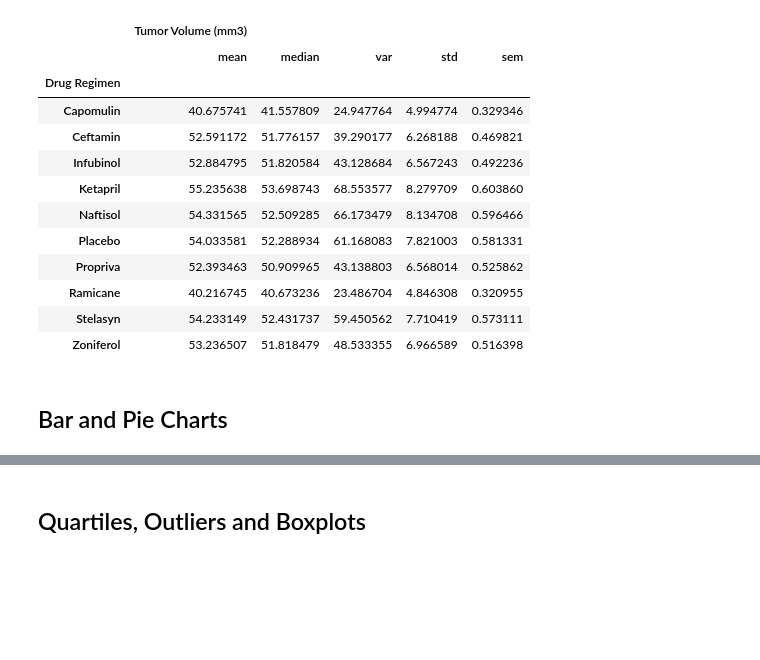
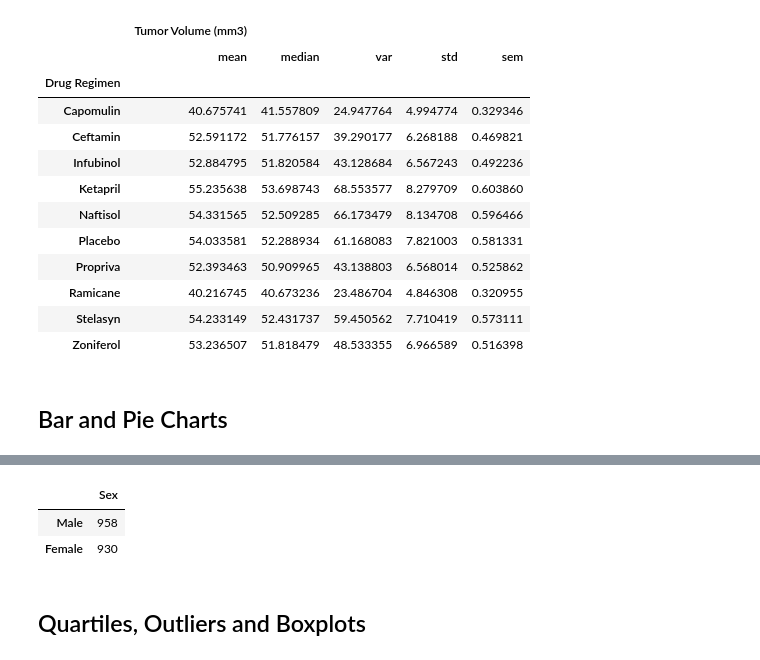
Before and after one commit to khbader101/Matplotlib-Challenge, a Jupyter notebook: pymaceuticals_starter.ipynb, the cells around one changed output, grey strips where cells are left out. Saved outputs shown, nothing was run; the diff lists cells and outputs as text; code cells hidden in the pictures; blank space fills up the shorter version.

```diff
--- a/pymaceuticals_starter.ipynb
+++ b/pymaceuticals_starter.ipynb
@@ -190,5 +190,13 @@ plt.xticks(rotation=90)
 # %%
 # Generate a pie plot showing the distribution of female versus male mice using pandas
+group_gender = cleaned_mouse_df['Sex'].value_counts()
+#sum_count = group_gender.sum()
+#percentage = ((group_gender/sum_count)*100).round(2)
+pd.DataFrame(group_gender)
+# %% [output]
+|  | Sex |
+| Male | 958 |
+| Female | 930 |
 # %%
 # Generate a pie plot showing the distribution of female versus male mice using pyplot
 # %% [markdown]
```
Also changed, not shown: parts of 2 cells of this notebook.
